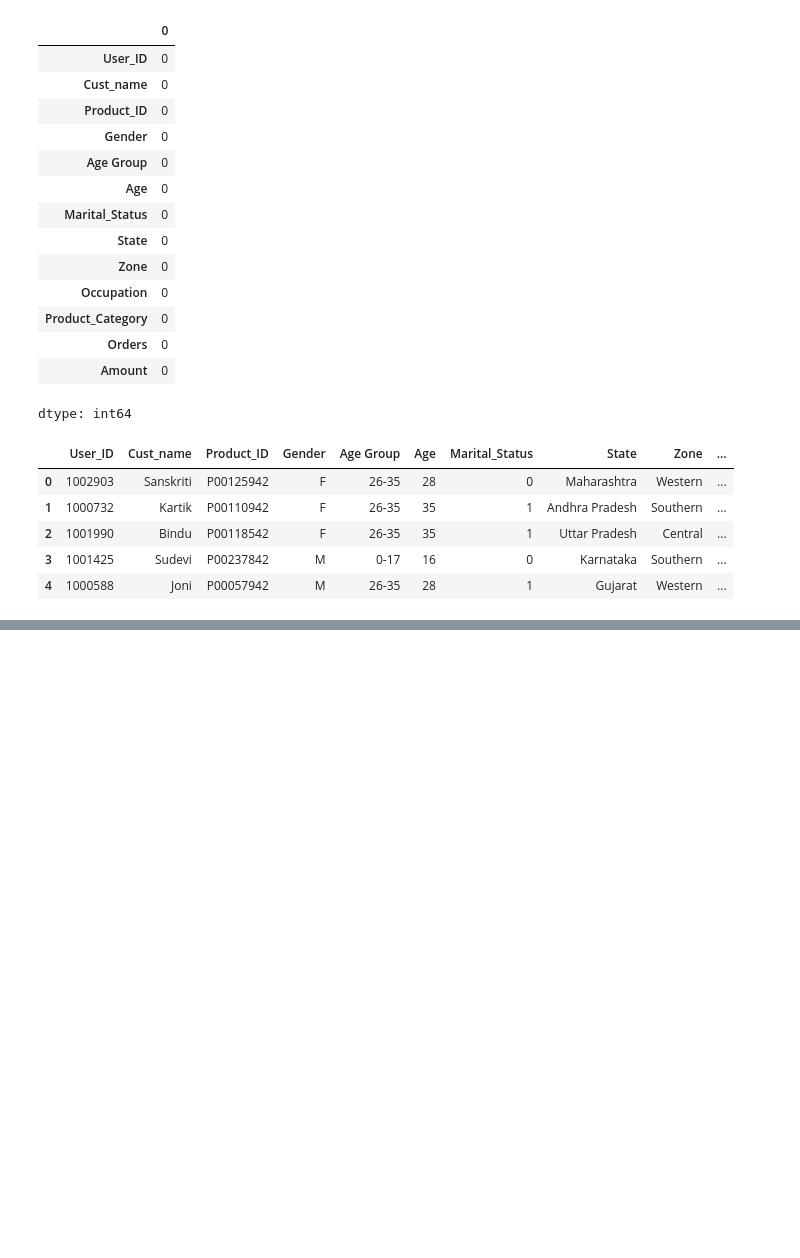
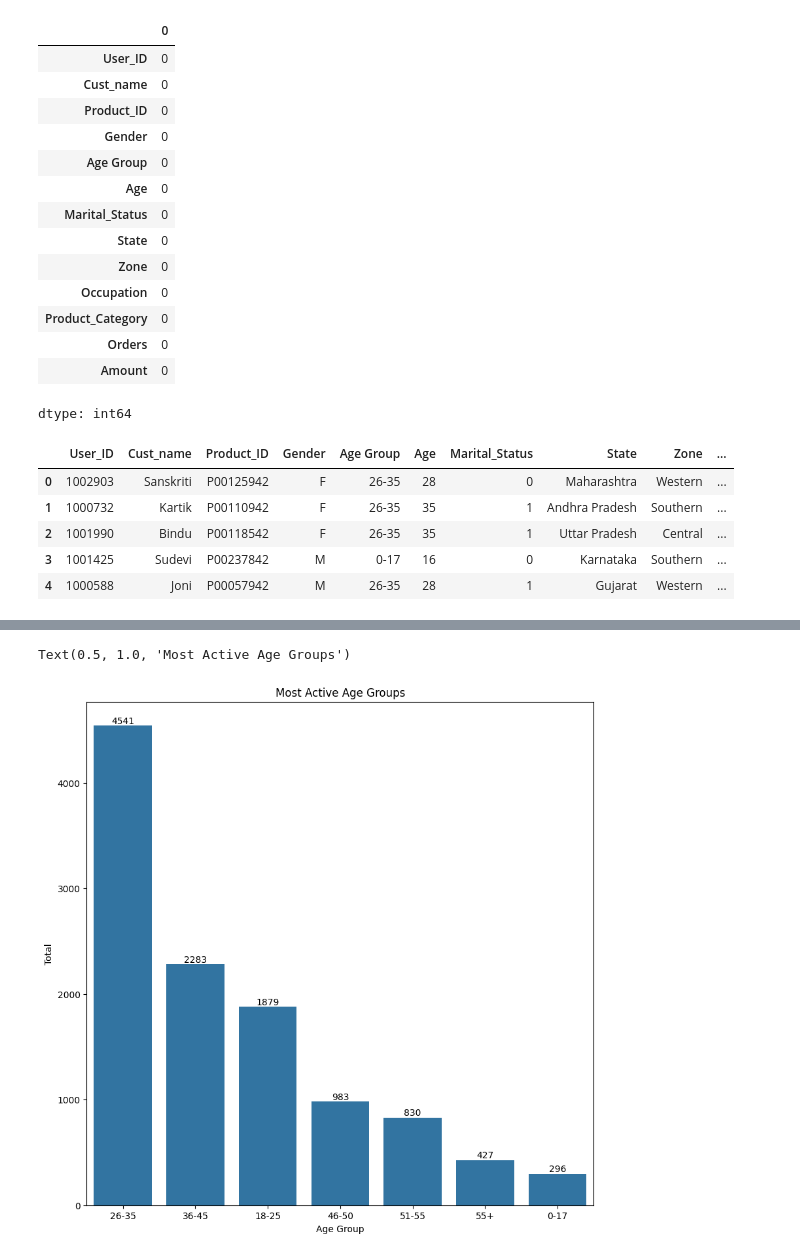
Before and after one commit to gauravvxv/Diwali-Sales-Analysis, a Jupyter notebook: Notebook/Sales.ipynb, the cells around one changed output, grey strips where cells are left out. Saved outputs shown, nothing was run; the diff lists cells and outputs as text; code cells hidden in the pictures; blank space fills up the shorter version.

Commit message:
Most active age group

```diff
--- a/Notebook/Sales.ipynb
+++ b/Notebook/Sales.ipynb
@@ -168,0 +167,5 @@ Text(0, 0.5, 'Total')
+# %%
+active_age = df['Age Group'].value_counts().reset_index()
+active_age.columns = ['Age Group', 'Total']
+active_age.sort_values(by='Total',ascending=False,inplace=True)
+active_age
@@ -168,0 +181,17 @@ Text(0, 0.5, 'Total')
+# %%
+plt.figure(figsize=(10,10))
+ax = sns.barplot(x='Age Group',y='Total',data=active_age)
+for i,bar in enumerate(ax.patches):
+  count = active_age['Total'][i]
+  ax.text(
+      bar.get_x() + bar.get_width() /2,
+      bar.get_height()+bar.get_width()*0.5,
+      f'{count}',
+      ha='center',
+      va='bottom',
+      color='black'
+  )
+plt.title('Most Active Age Groups')
+# %% [output]
+Text(0.5, 1.0, 'Most Active Age Groups')
+[figure, added]
```
Also changed, not shown: parts of 6 cells of this notebook.
